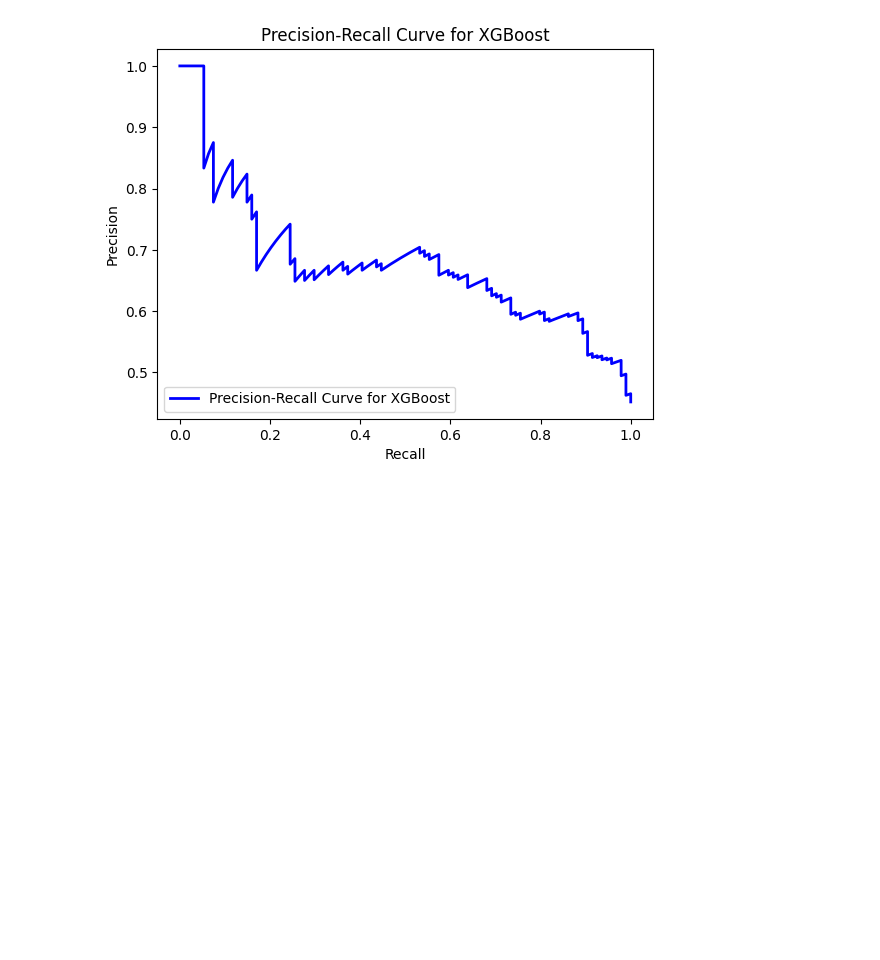
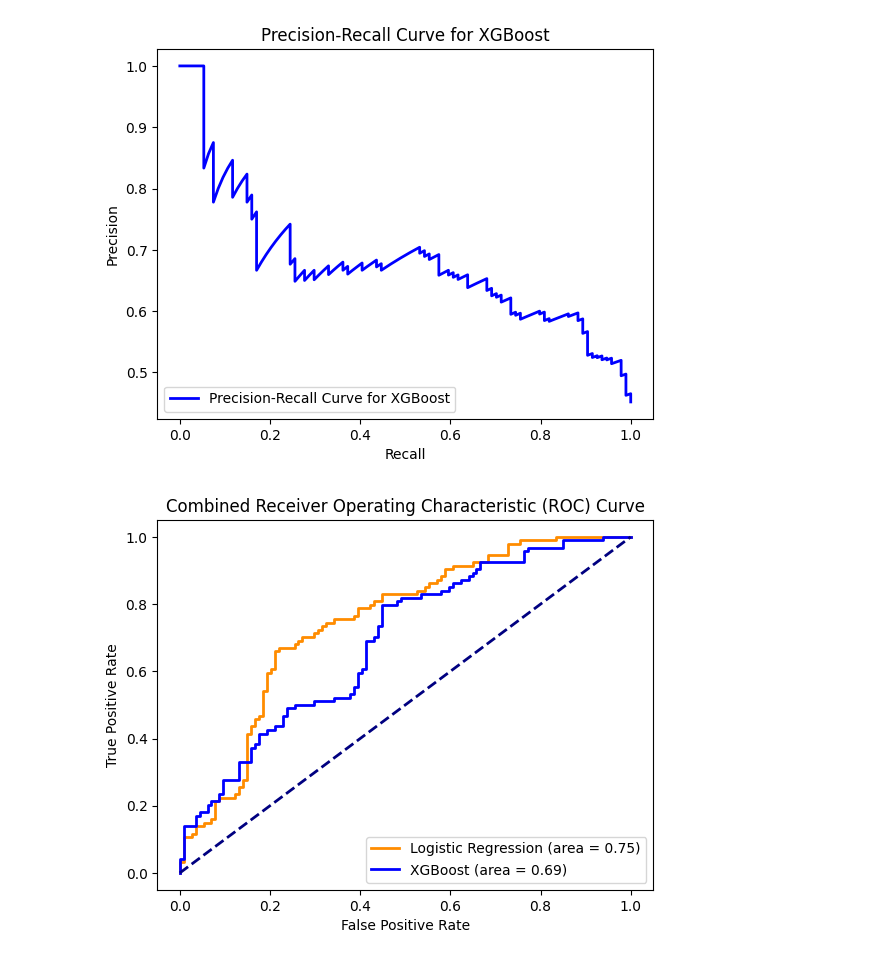
Before and after one commit to Alex-Mak-MCW/SpotifyDataScienceProject, a Jupyter notebook: Codebase (1).ipynb, the cells around one changed output. Drawn from its saved outputs; the diff is of its cells as text; code cells hidden in the pictures; blank space fills up the shorter version.

```diff
--- a/Codebase (1).ipynb
+++ b/Codebase (1).ipynb
@@ -677,6 +755,8 @@ plt.show()
 # %% [output]
 [figure]
 # %%
+# (Roughly 2 hours)
+
 # We will also use a pipeline here to select the most important features and perform classification using Random Forest
 XGB_pipeline = Pipeline([
     ('feature_selection', SelectFromModel(XGBClassifier(random_state=42))),
@@ -689,11 +769,11 @@ XGB_pipeline = Pipeline([
 
 # need to reduce next time
 XGB_pipeline_param_grid = {
-    'feature_selection__estimator__max_depth': [3, 6],
+    'feature_selection__estimator__max_depth': [1, 3],
     # 'feature_selection__threshold': ['mean', 'median'],
-    'classifier__learning_rate': [0.1, 0.01],
-    'classifier__gamma': [0, 0.1],
-    'classifier__min_child_weight': [1, 5],
+    'classifier__learning_rate': [1, 0.1, 0.01],
+    'classifier__gamma': [0, 0.1, 0.001],
+    'classifier__min_child_weight': [1, 5, 10],
 
     # 'classifier__n_estimators': [50, 100],
     # 'classifier__max_depth': [6, 9],
@@ -874,3 +954,33 @@ plt.show()
 # %% [output]
 [figure]
 [figure]
+# %%
+# comparion chart
+
+# More visualization
+import matplotlib.pyplot as plt
+from sklearn.metrics import roc_curve, precision_recall_curve, auc
+
+# LR:
+LR_y_scores=LR_pipeline.predict_proba(X_test)[:, 1]
+
+fpr_LR, tpr_LR, thresholds = roc_curve(y_test, LR_y_scores)
+roc_auc_LR = auc(fpr_LR, tpr_LR)
+
+# XGBOOST
+xgb_y_scores = XGB_pipeline.predict_proba(X_test)[:, 1]
+
+fpr_xgb, tpr_xgb, thresholds_xgb = roc_curve(y_test, xgb_y_scores)
+roc_auc_xgb = auc(fpr_xgb, tpr_xgb)
+
+plt.figure()
+plt.plot(fpr_LR, tpr_LR, color='darkorange', lw=2, label='Logistic Regression (area = %0.2f)' % roc_auc_LR)
+plt.plot(fpr_xgb, tpr_xgb, color='blue', lw=2, label='XGBoost (area = %0.2f)' % roc_auc_xgb)
+plt.plot([0, 1], [0, 1], color='navy', lw=2, linestyle='--')
+plt.xlabel('False Positive Rate')
+plt.ylabel('True Positive Rate')
+plt.title('Combined Receiver Operating Characteristic (ROC) Curve')
+plt.legend(loc="lower right")
+plt.savefig("Combined_roc_curve.png")
+# %% [output]
+[figure, added]
```
Also changed, not shown: parts of 23 cells of this notebook, 1 other file.
